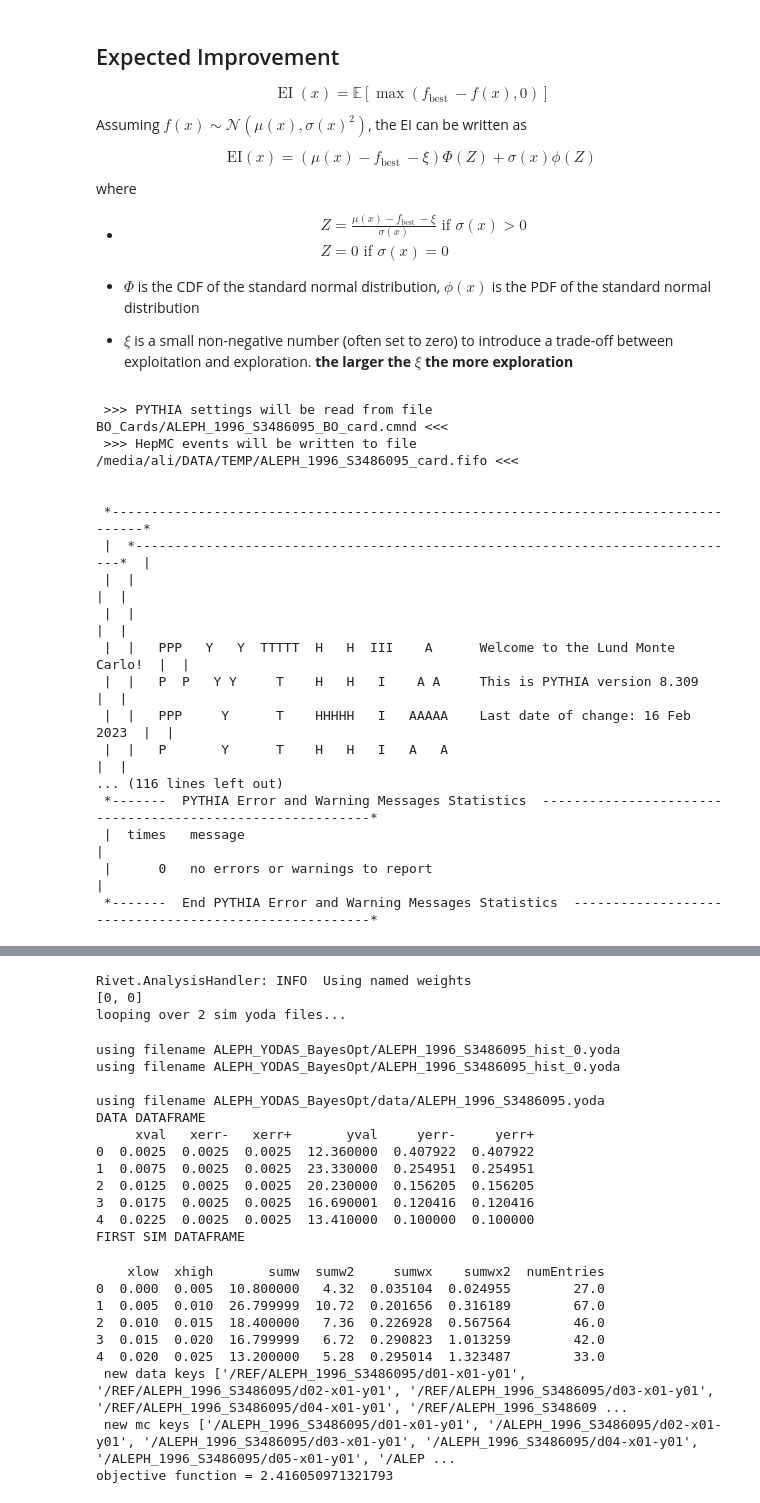
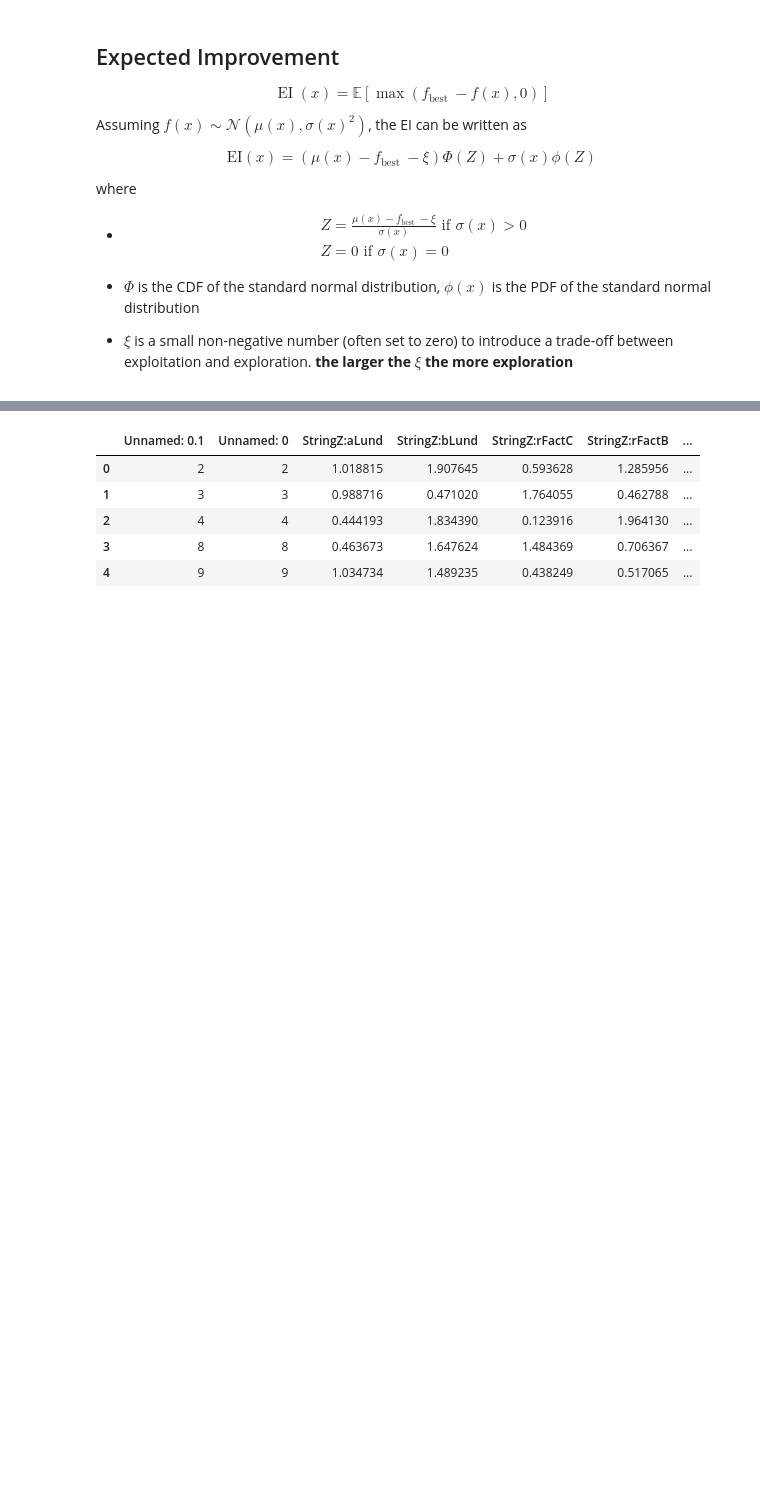
Before and after one commit to AliAlkadhim/Pythia8_SBI_Tune, a Jupyter notebook: code/BayesOpt/Gpytorch_Tune_all_params.ipynb, the cells around one changed output, grey strips where cells are left out. Drawn from its saved outputs; the diff is of its cells as text; code cells hidden in the pictures; blank space fills up the shorter version.

```diff
--- a/code/BayesOpt/Gpytorch_Tune_all_params.ipynb
+++ b/code/BayesOpt/Gpytorch_Tune_all_params.ipynb
@@ -304,24 +328,6 @@ def expected_improvement(model, observed_y, candidate_set):
         ei = sigma * (gamma * torch.distributions.Normal(0, 1).cdf(gamma) + torch.distributions.Normal(0, 1).log_prob(gamma).exp())
         return ei
 # %%
-train_x = list(REDUCED_MONASH_DICT.values())
-train_y=torch.tensor([true_objective_func(*train_x)],dtype=torch.float64)
-train_x = torch.tensor(train_x,dtype=torch.float64)
+train_df = pd.read_csv('LHS_DF_with_chi2.csv')[:100]
+train_df.head()
 # %% [output]
- >>> PYTHIA settings will be read from file BO_Cards/ALEPH_1996_S3486095_BO_card.cmnd <<<
- >>> HepMC events will be written to file /media/ali/DATA/TEMP/ALEPH_1996_S3486095_card.fifo <<<
-
-
- *------------------------------------------------------------------------------------*
- |  *------------------------------------------------------------------------------*  |
- |  |                                                                              |  |
- |  |                                                                              |  |
- |  |   PPP   Y   Y  TTTTT  H   H  III    A      Welcome to the Lund Monte Carlo!  |  |
- |  |   P  P   Y Y     T    H   H   I    A A     This is PYTHIA version 8.309      |  |
- |  |   PPP     Y      T    HHHHH   I   AAAAA    Last date of change: 16 Feb 2023  |  |
- |  |   P       Y      T    H   H   I   A   A                                      |  |
-... (116 lines left out)
- *-------  PYTHIA Error and Warning Messages Statistics  ----------------------------------------------------------*
- |  times   message                                                                                                |
- |      0   no errors or warnings to report                                                                        |
- *-------  End PYTHIA Error and Warning Messages Statistics  ------------------------------------------------------*
@@ -339,24 +334,6 @@ Histograms written to /home/ali/Desktop/Pulled_Github_Repositories/Pythia8_SBI_T
-Rivet.AnalysisHandler: INFO  Using named weights
-[0, 0]
-looping over 2 sim yoda files...
-using filename ALEPH_YODAS_BayesOpt/ALEPH_1996_S3486095_hist_0.yoda
-using filename ALEPH_YODAS_BayesOpt/ALEPH_1996_S3486095_hist_0.yoda
-
-using filename ALEPH_YODAS_BayesOpt/data/ALEPH_1996_S3486095.yoda
-DATA DATAFRAME
-     xval   xerr-   xerr+       yval     yerr-     yerr+
-0  0.0025  0.0025  0.0025  12.360000  0.407922  0.407922
-1  0.0075  0.0025  0.0025  23.330000  0.254951  0.254951
-2  0.0125  0.0025  0.0025  20.230000  0.156205  0.156205
-3  0.0175  0.0025  0.0025  16.690001  0.120416  0.120416
-4  0.0225  0.0025  0.0025  13.410000  0.100000  0.100000
-FIRST SIM DATAFRAME
-    xlow  xhigh       sumw  sumw2     sumwx    sumwx2  numEntries
-0  0.000  0.005  10.800000   4.32  0.035104  0.024955        27.0
-1  0.005  0.010  26.799999  10.72  0.201656  0.316189        67.0
-2  0.010  0.015  18.400000   7.36  0.226928  0.567564        46.0
-3  0.015  0.020  16.799999   6.72  0.290823  1.013259        42.0
-4  0.020  0.025  13.200000   5.28  0.295014  1.323487        33.0
- new data keys ['/REF/ALEPH_1996_S3486095/d01-x01-y01', '/REF/ALEPH_1996_S3486095/d02-x01-y01', '/REF/ALEPH_1996_S3486095/d03-x01-y01', '/REF/ALEPH_1996_S3486095/d04-x01-y01', '/REF/ALEPH_1996_S348609 ...
- new mc keys ['/ALEPH_1996_S3486095/d01-x01-y01', '/ALEPH_1996_S3486095/d02-x01-y01', '/ALEPH_1996_S3486095/d03-x01-y01', '/ALEPH_1996_S3486095/d04-x01-y01', '/ALEPH_1996_S3486095/d05-x01-y01', '/ALEP ...
-objective function = 2.416050971321793
+|  | Unnamed: 0.1 | Unnamed: 0 | StringZ:aLund | StringZ:bLund | StringZ:rFactC | StringZ:rFactB | ... |
+| 0 | 2 | 2 | 1.018815 | 1.907645 | 0.593628 | 1.285956 | ... |
+| 1 | 3 | 3 | 0.988716 | 0.471020 | 1.764055 | 0.462788 | ... |
+| 2 | 4 | 4 | 0.444193 | 1.834390 | 0.123916 | 1.964130 | ... |
+| 3 | 8 | 8 | 0.463673 | 1.647624 | 1.484369 | 0.706367 | ... |
+| 4 | 9 | 9 | 1.034734 | 1.489235 | 0.438249 | 0.517065 | ... |
```
Also changed, not shown: parts of 32 cells of this notebook.
